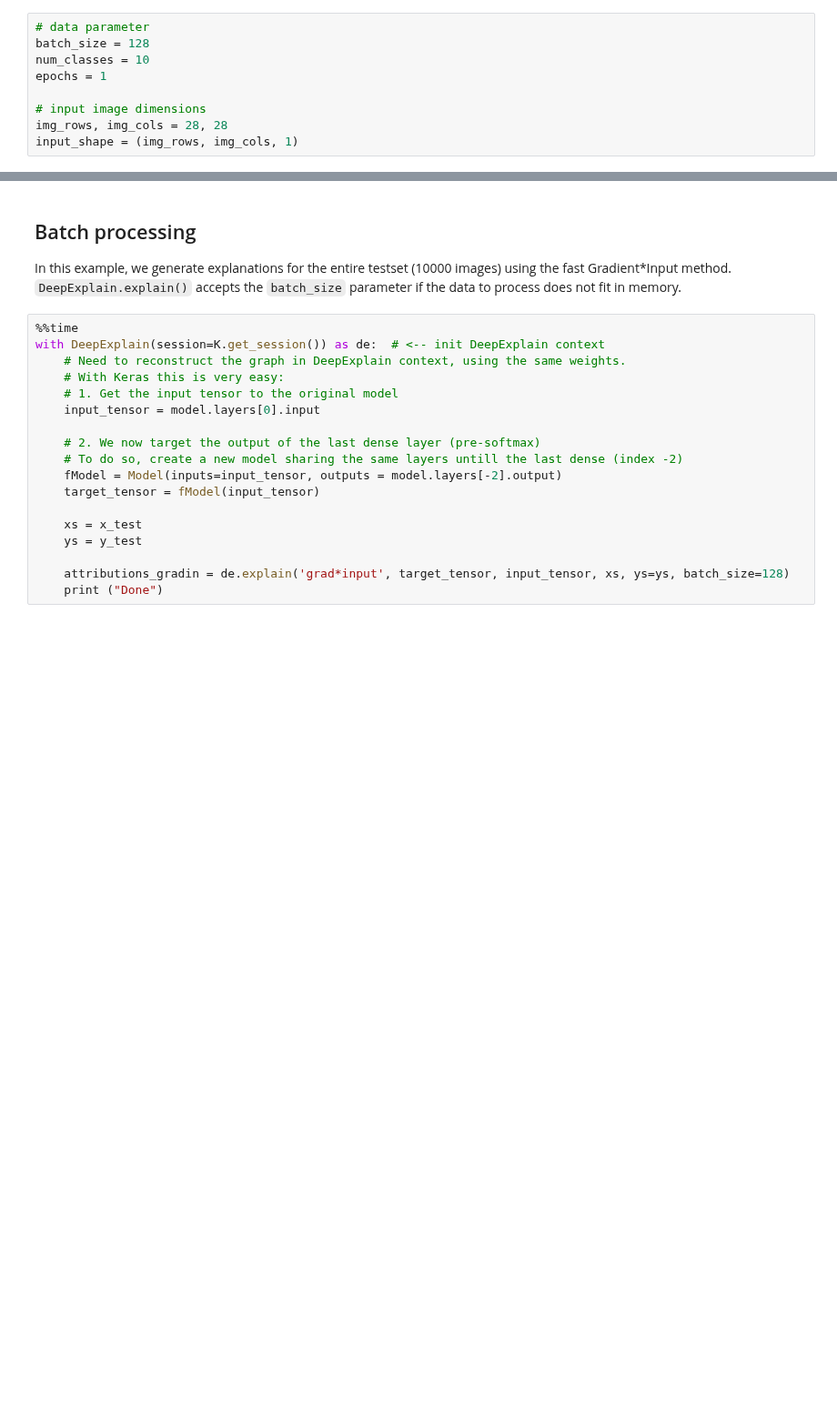
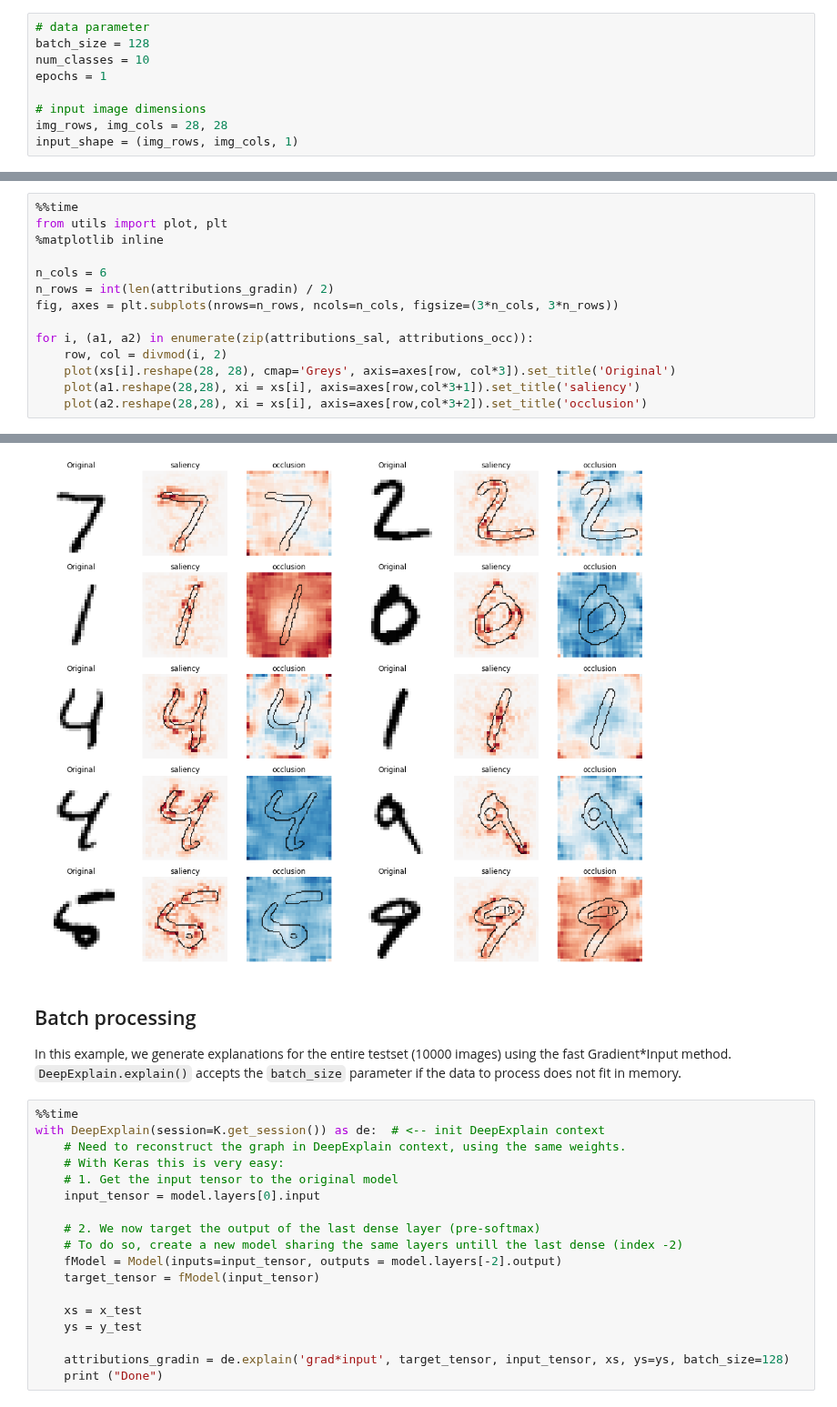
Before and after one commit to alexus37/MasterThesisCode, a Jupyter notebook: examples/mint_cnn_keras_v2.ipynb, the cells around one changed output, grey strips where cells are left out. Shown at 91% size. Drawn from its saved outputs; the diff is of its cells as text; blank space fills up the shorter version.

```diff
--- a/examples/mint_cnn_keras_v2.ipynb
+++ b/examples/mint_cnn_keras_v2.ipynb
@@ -141,0 +249,15 @@ for i, (a1, a2) in enumerate(zip(attributions_gradin, attributions_sv)):
+# %%
+%%time
+from utils import plot, plt
+%matplotlib inline
+
+n_cols = 6
+n_rows = int(len(attributions_gradin) / 2)
+fig, axes = plt.subplots(nrows=n_rows, ncols=n_cols, figsize=(3*n_cols, 3*n_rows))
+
+for i, (a1, a2) in enumerate(zip(attributions_sal, attributions_occ)):
+    row, col = divmod(i, 2)
+    plot(xs[i].reshape(28, 28), cmap='Greys', axis=axes[row, col*3]).set_title('Original')
+    plot(a1.reshape(28,28), xi = xs[i], axis=axes[row,col*3+1]).set_title('saliency')
+    plot(a2.reshape(28,28), xi = xs[i], axis=axes[row,col*3+2]).set_title('occlusion')
+# %% [output]
@@ -142,3 +266,4 @@ for i, (a1, a2) in enumerate(zip(attributions_gradin, attributions_sv)):
+[figure, added]
 # %% [markdown]
 ## Batch processing
 In this example, we generate explanations for the entire testset (10000 images) using the fast Gradient*Input method.
```
Also changed, not shown: parts of 9 cells of this notebook, 3 other files.
